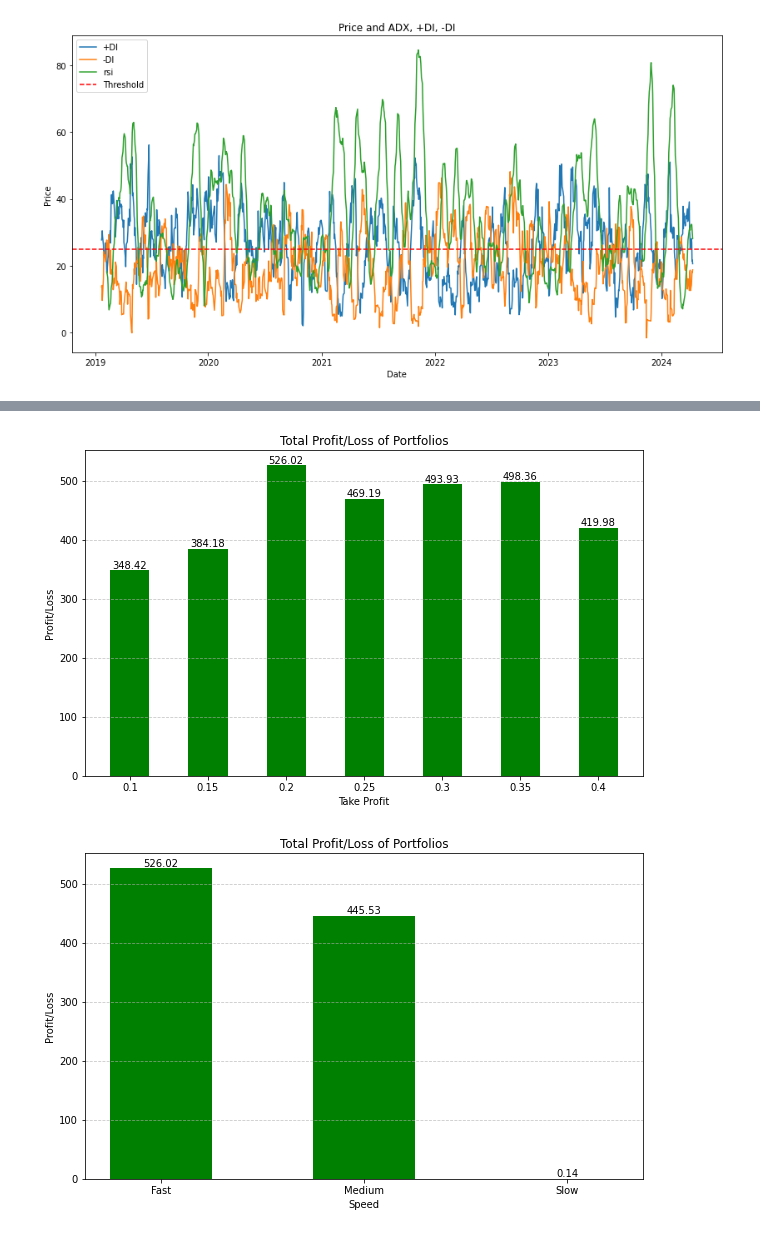
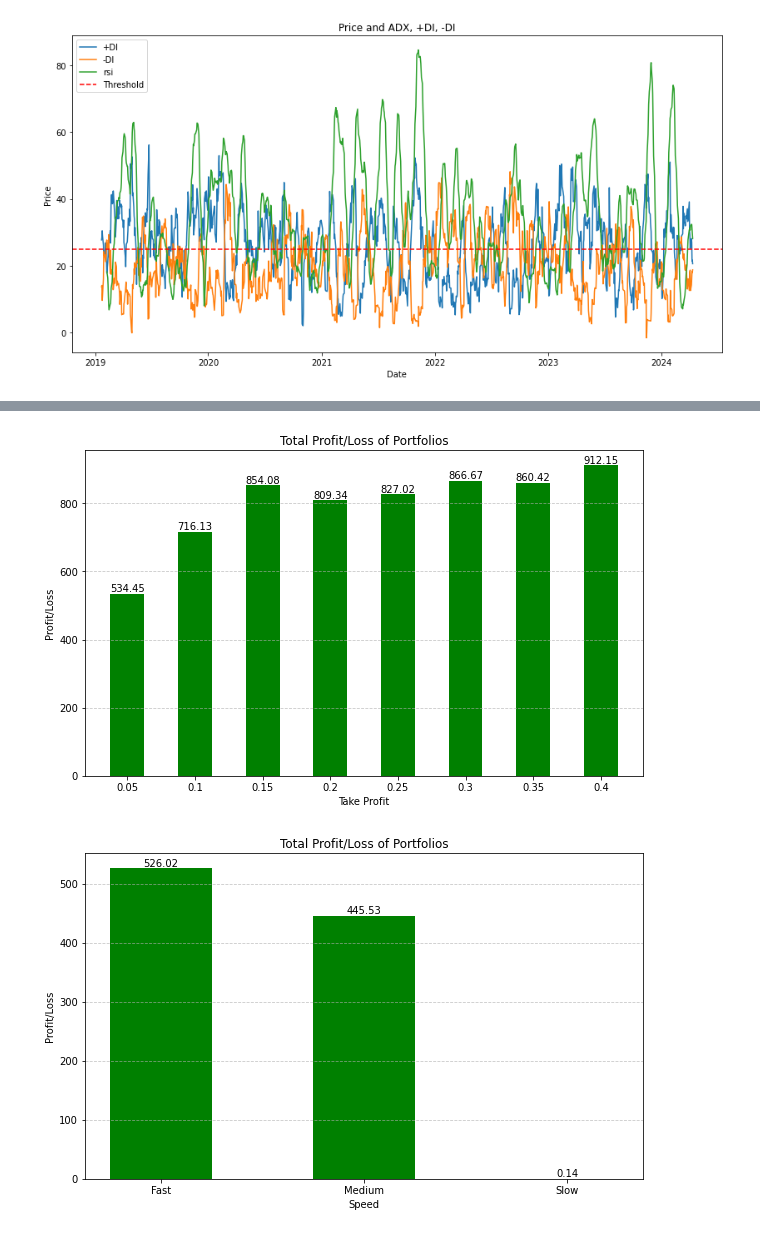
Before and after one commit to stefancourt/Trading-bot-website, a Jupyter notebook: Technical Documents/Jupyter/AI-Backtesting.ipynb, the cells around one changed output, grey strips where cells are left out. Cells and saved outputs as stored; diff of their text form; code cells hidden in the pictures.

```diff
--- a/Technical Documents/Jupyter/AI-Backtesting.ipynb
+++ b/Technical Documents/Jupyter/AI-Backtesting.ipynb
@@ -493,18 +551,18 @@ Complete Slow, Total Profit/Loss: 34.93 , No-Trades: 7.0  Win%: 42.86
 def loop(df):
     n=0
     for take_profit in take_profit_values:
-        portfolio = backtest_strategy(df, initial_cash=100, transaction_cost=0, complete=True, short_window=5, long_window=10, adx_window=14, adx_threshold=25, rsi_window=70, overbought_threshold=70, oversold_threshold=60, stop_loss=0.05, take_profit=take_profit)
+        portfolio = backtest_strategy(df, initial_cash=100, transaction_cost=0, rsi_window=100, overbought_threshold=90, oversold_threshold=60, stop_loss=0.05, take_profit=take_profit)
         pnl_list[n] = pnl_list[n] + portfolio.iloc[-1]['pnl']
         n+=1
 # %%
-take_profit_values = [0.1, 0.15, 0.2, 0.25, 0.3, 0.35, 0.4]
+take_profit_values = [0.05, 0.1, 0.15, 0.2, 0.25, 0.3, 0.35, 0.4]
 pnl_list = []
 
 df = pd.read_csv("MSFT_hist.csv")
 df = df[df['Date'] >= '2015-01-01']
 
 for take_profit in take_profit_values:
-    portfolio = backtest_strategy(df, initial_cash=100, transaction_cost=0, complete=True, short_window=5, long_window=10, adx_window=14, adx_threshold=25, rsi_window=70, overbought_threshold=70, oversold_threshold=60, stop_loss=0.05, take_profit=take_profit)
+    portfolio = backtest_strategy(df, initial_cash=100, transaction_cost=0, rsi_window=100, overbought_threshold=90, oversold_threshold=60, stop_loss=0.05, take_profit=take_profit)
     pnl_list.append(portfolio.iloc[-1]['pnl'])
 
 df = pd.read_csv("AAPL_hist.csv")
@@ -518,34 +576,34 @@ df = df[df['Date'] >= '2015-01-01']
 loop(df)
 df = pd.read_csv("PFE_hist.csv")
 df = df[df['Date'] >= '2015-01-01']
 loop(df)
 df = pd.read_csv("JNJ_hist.csv")
 df = df[df['Date'] >= '2015-01-01']
 loop(df)
 
 # Create figure and axis
 fig, ax = plt.subplots(figsize=(10, 6))
 
 # Create bars for each value
 bar_width = 0.5
 index = np.arange(len(take_profit_values))
 bars = ax.bar(index, pnl_list, bar_width, color=['green' if pl >= 0 else 'red' for pl in pnl_list])
 
 # Add labels, title, and grid
 ax.set_xlabel('Take Profit')
 ax.set_ylabel('Profit/Loss')
 ax.set_title('Total Profit/Loss of Portfolios')
 ax.set_xticks(index)
 ax.set_xticklabels(take_profit_values)
 ax.grid(axis='y', linestyle='--', alpha=0.7)
 
 # Display values on top of bars
 for i, bar in enumerate(bars):
     plt.text(bar.get_x() + bar.get_width() / 2, bar.get_height(), str(round(pnl_list[i],2)), ha='center', va='bottom')
 
 plt.show()
 # %% [output]
-[figure, old version]
+[figure, new version]
 # %%
 def complete_loop(df):
     portfolio = backtest_strategy(df, initial_cash=100, transaction_cost=0, complete=True, short_window=5, long_window=10, adx_window=14, adx_threshold=25, rsi_window=70, overbought_threshold=70, oversold_threshold=60, stop_loss=0.05, take_profit=0.2)
```
Also changed, not shown: parts of 10 cells of this notebook, 39 other files.
